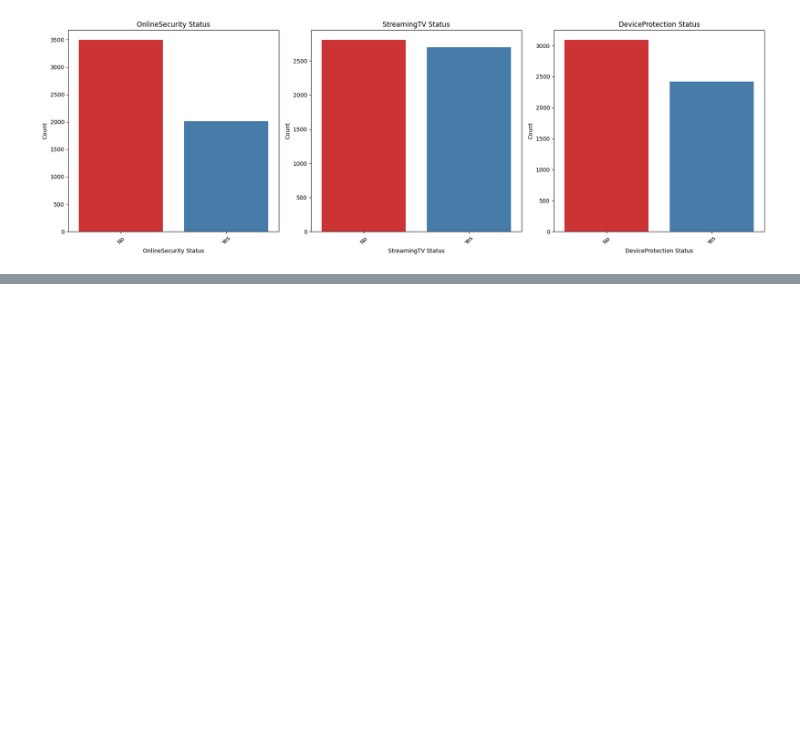
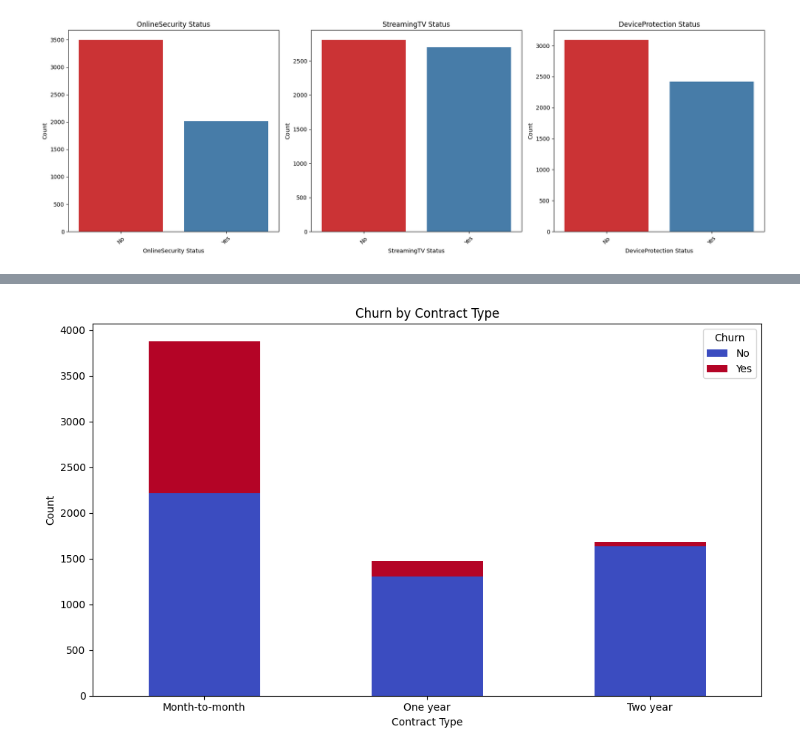
Before and after one commit to emonteiro27/customer_churn, a Jupyter notebook: customer_churn.ipynb, the cells around one changed output, grey strips where cells are left out. Drawn from its saved outputs; the diff is of its cells as text; code cells hidden in the pictures; blank space fills up the shorter version.

```diff
--- a/customer_churn.ipynb
+++ b/customer_churn.ipynb
@@ -547,0 +563,13 @@ We can see in this scatter plot that the higher the monthly charges the higher t
+# %%
+contract_churn_counts = df.groupby(['Contract', 'Churn']).size().unstack()
+
+ax = contract_churn_counts.plot(kind='bar', stacked=True, figsize=(10, 6), colormap='coolwarm')
+plt.title('Churn by Contract Type')
+plt.xlabel('Contract Type')
+plt.ylabel('Count')
+plt.xticks(rotation=0)
+plt.legend(title='Churn', loc='upper right', labels=['No', 'Yes'])
+plt.tight_layout()
+plt.show()
+# %% [output]
+[figure, added]
```
Also changed, not shown: parts of 10 cells of this notebook.
